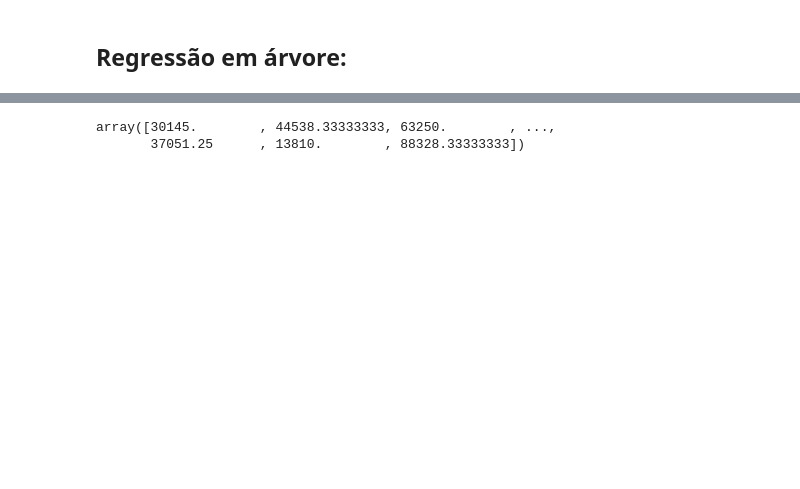
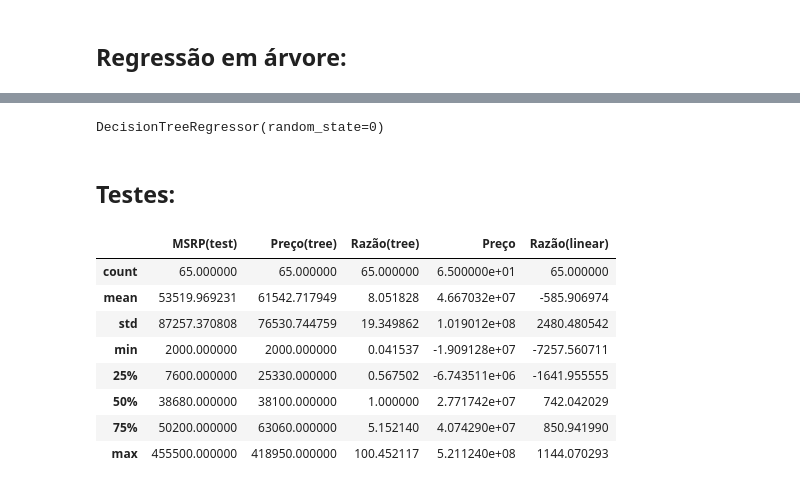
Before and after one commit to PedroBittarBarao/Projeto_2_CDados, a Jupyter notebook: Projeto_2.ipynb, the cells around one changed output, grey strips where cells are left out. Drawn from its saved outputs; the diff is of its cells as text; code cells hidden in the pictures; blank space fills up the shorter version.

Commit message:
Ajustes na remoção de colunas Ajustes nas descrições das variáveis Adição de testes

```diff
--- a/Projeto_2.ipynb
+++ b/Projeto_2.ipynb
@@ -240,18 +196,2 @@ strong multicollinearity problems or that the design matrix is singular.
 # %% [markdown]
 ### Remoção de colunas com valor p > 10%:
-# %%
-X= train_2[['Engine HP', 'Engine Cylinders','city mpg', 'Popularity',
-       'Engine Fuel Type_flex-fuel (unleaded/E85)',
-       'Engine Fuel Type_premium unleaded (recommended)',
-       'Engine Fuel Type_regular unleaded',
-       'Transmission Type_AUTOMATED_MANUAL',
-       'Transmission Type_DIRECT_DRIVE', 'Transmission Type_MANUAL',
-       'Transmission Type_UNKNOWN', 'Driven_Wheels_all wheel drive',
-       'Driven_Wheels_four wheel drive', 'Driven_Wheels_front wheel drive',
-       'Driven_Wheels_rear wheel drive', 'Vehicle Size_Compact',
-       'Vehicle Size_Large', 'Vehicle Size_Midsize']]
-
-Y=train_2[['MSRP']]
-
-results=regress(Y,X)
-results.summary()
@@ -292,0 +198,3 @@ strong multicollinearity problems or that the design matrix is singular.
+# %%
+X=X.drop(['Year','Number of Doors','highway MPG','Engine Fuel Type_diesel','Engine Fuel Type_electric','Engine Fuel Type_electric','Engine Fuel Type_electric','Engine Fuel Type_flex-fuel (premium unleaded recommended/E85)','Transmission Type_AUTOMATIC','Engine Fuel Type_premium unleaded (required)','Engine Fuel Type_flex-fuel (premium unleaded required/E85)'],axis=1)
+Y=train[['MSRP']]
@@ -318,7 +243,32 @@ DecisionTreeRegressor(random_state=0)
-# %%
-y_pred = regressor.predict(X)
-
-y_pred
-# %% [output]
-array([30145.        , 44538.33333333, 63250.        , ...,
-       37051.25      , 13810.        , 88328.33333333])
+# %%
+X=test.drop(['MSRP','Year','Number of Doors','highway MPG','Engine Fuel Type_diesel','Engine Fuel Type_electric','Engine Fuel Type_electric','Engine Fuel Type_electric','Engine Fuel Type_flex-fuel (premium unleaded recommended/E85)','Transmission Type_AUTOMATIC','Engine Fuel Type_premium unleaded (required)','Engine Fuel Type_flex-fuel (premium unleaded required/E85)'],axis=1)
+Y=test['MSRP']
+# %%
+regressor = DecisionTreeRegressor(random_state = 0)
+
+regressor.fit(X, Y)
+# %% [output]
+DecisionTreeRegressor(random_state=0)
+# %% [markdown]
+## Testes:
+# %%
+tree_pred = regressor.predict(X)
+
+linear_y=results.predict(test.drop(['Year','Number of Doors','highway MPG','Engine Fuel Type_diesel','Engine Fuel Type_electric','Engine Fuel Type_electric','Engine Fuel Type_electric','Engine Fuel Type_flex-fuel (premium unleaded recommended/E85)','Transmission Type_AUTOMATIC','Engine Fuel Type_premium unleaded (required)','Engine Fuel Type_flex-fuel (premium unleaded required/E85)'],axis=1))
+
+tree_pred=pd.Series(tree_pred)
+
+df=pd.DataFrame({'MSRP(test)':test['MSRP'],'Preço(tree)':tree_pred,'Razão(tree)':tree_pred/test['MSRP'],'Preço':linear_y,'Razão(linear)':linear_y/test['MSRP']})
+# %%
+df=df.dropna()
+df.describe()
+# %% [output]
+|  | MSRP(test) | Preço(tree) | Razão(tree) | Preço | Razão(linear) |
+| count | 65.000000 | 65.000000 | 65.000000 | 6.500000e+01 | 65.000000 |
+| mean | 53519.969231 | 61542.717949 | 8.051828 | 4.667032e+07 | -585.906974 |
+| std | 87257.370808 | 76530.744759 | 19.349862 | 1.019012e+08 | 2480.480542 |
+| min | 2000.000000 | 2000.000000 | 0.041537 | -1.909128e+07 | -7257.560711 |
+| 25% | 7600.000000 | 25330.000000 | 0.567502 | -6.743511e+06 | -1641.955555 |
+| 50% | 38680.000000 | 38100.000000 | 1.000000 | 2.771742e+07 | 742.042029 |
+| 75% | 50200.000000 | 63060.000000 | 5.152140 | 4.074290e+07 | 850.941990 |
+| max | 455500.000000 | 418950.000000 | 100.452117 | 5.211240e+08 | 1144.070293 |
```
Also changed, not shown: parts of 23 cells of this notebook.
